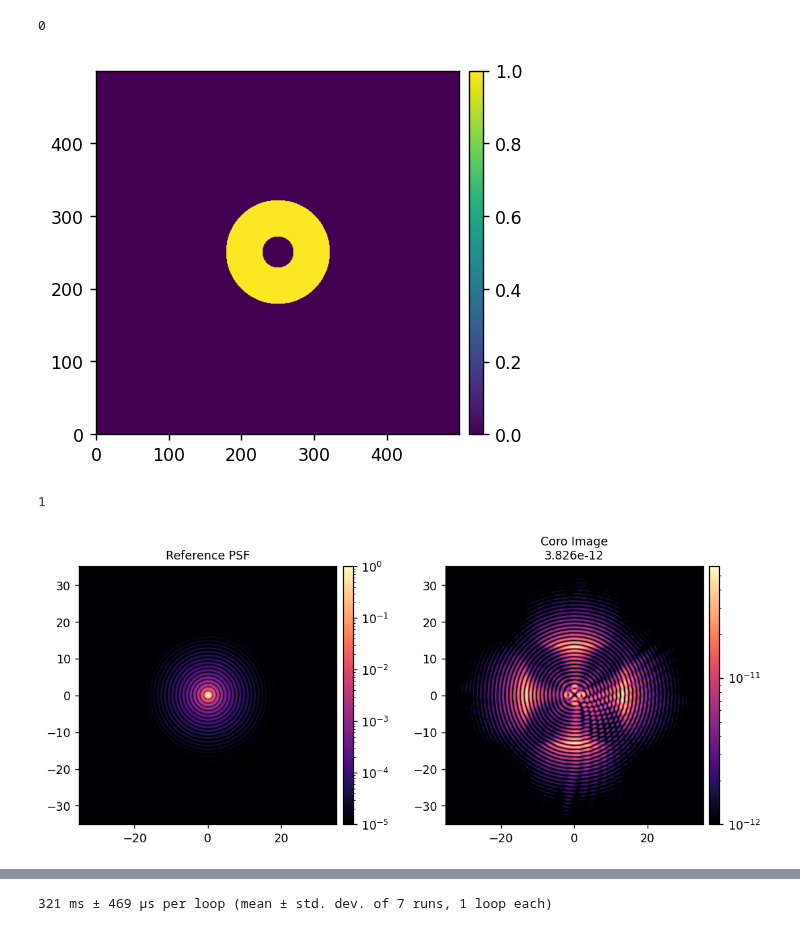
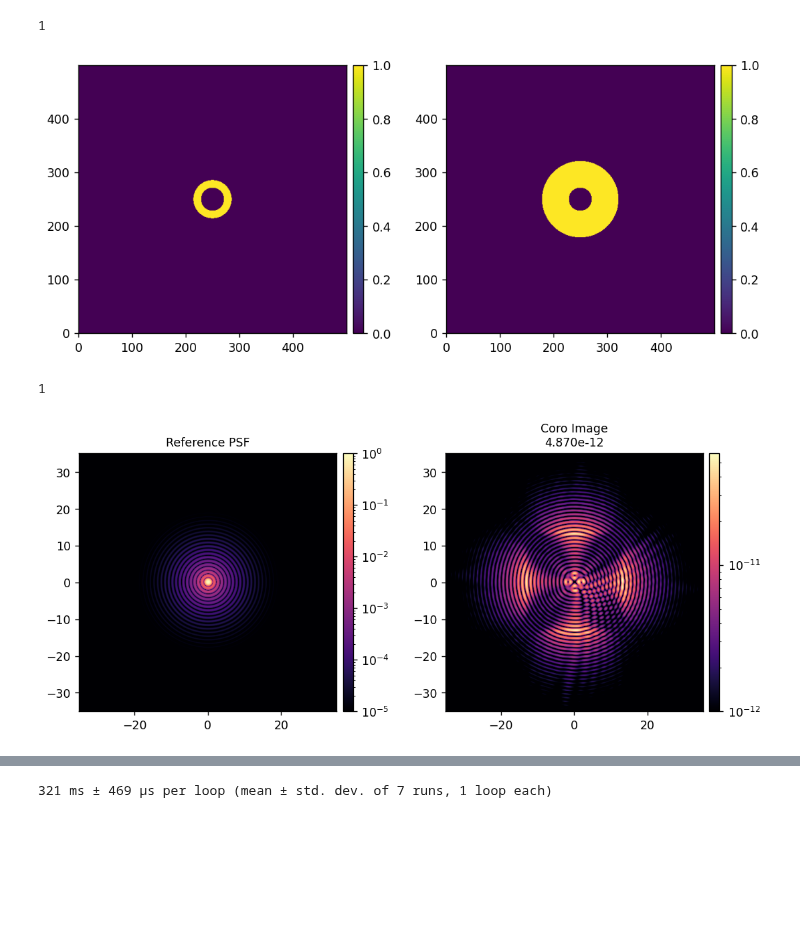
Before and after one commit to kian1377/esc-fresnel, a Jupyter notebook: notebooks/esc_fresnel_jitter.ipynb, the cells around one changed output, grey strips where cells are left out. Saved outputs shown, nothing was run; the diff lists cells and outputs as text; code cells hidden in the pictures; blank space fills up the shorter version.

```diff
--- a/notebooks/esc_fresnel_jitter.ipynb
+++ b/notebooks/esc_fresnel_jitter.ipynb
@@ -42,40 +42,51 @@ reload(esc_optics)
 M = esc.single()
 M.npsf = 500
 
 M.use_vortex = False
 ref_psf = M.snap()
 M.Imax_ref = xp.max(ref_psf)
 
 M.use_vortex = True
 coro_im = M.snap()
 
 iwa = 3
-owa = 10
-coro_mask = utils.create_annular_focal_plane_mask(
+owa = 5
+coro_mask_3_5 = utils.create_annular_focal_plane_mask(
     M.npsf,
     M.camsci_pxscl_lamDc,
     irad=iwa,
     orad=owa,
     # edge=iwa,
     # rotation=0,
 )
-imshow([coro_mask])
 
-contrast = xp.mean(coro_im[coro_mask])
+iwa = 3
+owa = 10
+coro_mask_3_10 = utils.create_annular_focal_plane_mask(
+    M.npsf,
+    M.camsci_pxscl_lamDc,
+    irad=iwa,
+    orad=owa,
+    # edge=iwa,
+    # rotation=0,
+)
+imshow([coro_mask_3_5, coro_mask_3_10])
 
+contrast_3_5 = xp.mean(coro_im[coro_mask_3_5])
+contrast_3_10 = xp.mean(coro_im[coro_mask_3_10])
 imshow(
     [ref_psf/M.Imax_ref, coro_im],
     # [ref_psf/M.Imax_ref, coro_im_0*coro_mask, coro_im_flat*coro_mask],
     titles=[f'Reference PSF',
-            f'Coro Image\n{contrast:.3e}'],
+            f'Coro Image\n{contrast_3_5:.3e}'],
     norms=[LogNorm(vmin=1e-5), LogNorm(vmin=1e-12)],
     pxscls=[M.camsci_pxscl_lamDc]*3,
     cmaps=['magma']*3,
     wspace=0.3,
 )
 # %% [output]
-0
+1
-[figure, old version]
+[figure, new version]
 1
 [figure]
 # %%
```
Also changed, not shown: parts of 8 cells of this notebook.
